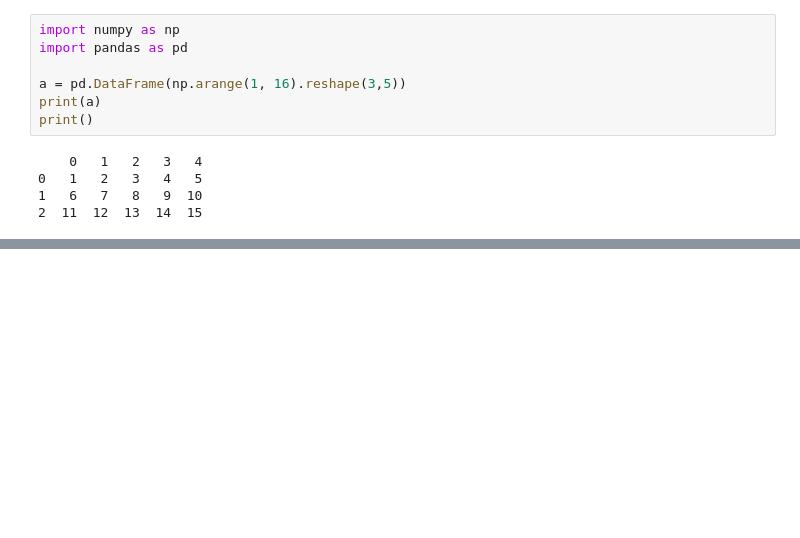
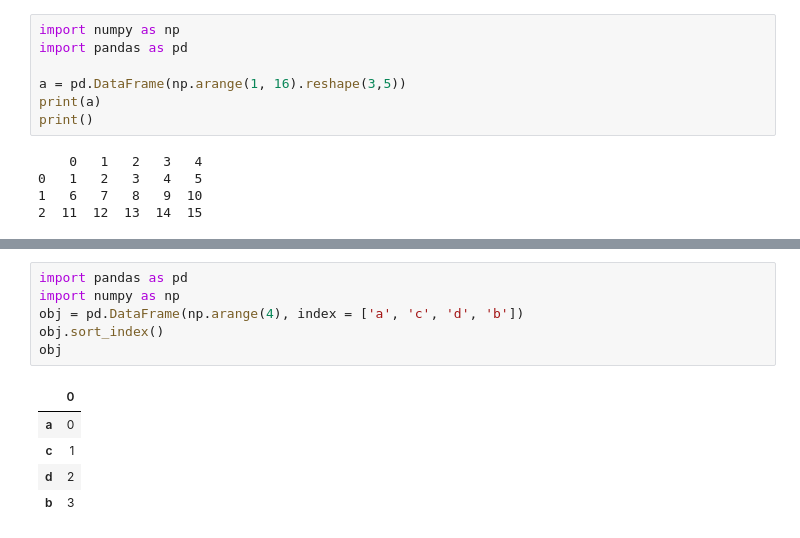
Before and after one commit to Varun-D-Kalra/kirana-data-system, a Jupyter notebook: day1_pandas-basics.ipynb, the cells around one changed output, grey strips where cells are left out. Saved outputs shown, nothing was run; the diff lists cells and outputs as text; blank space fills up the shorter version.

```diff
--- a/day1_pandas-basics.ipynb
+++ b/day1_pandas-basics.ipynb
@@ -606,0 +635,12 @@ SyntaxError: invalid syntax (1915401326.py, line 1)
+# %%
+import pandas as pd
+import numpy as np
+obj = pd.DataFrame(np.arange(4), index = ['a', 'c', 'd', 'b'])
+obj.sort_index()
+obj
+# %% [output]
+|  | 0 |
+| a | 0 |
+| c | 1 |
+| d | 2 |
+| b | 3 |
```
Also changed, not shown: parts of 6 cells of this notebook, 2 other files.
